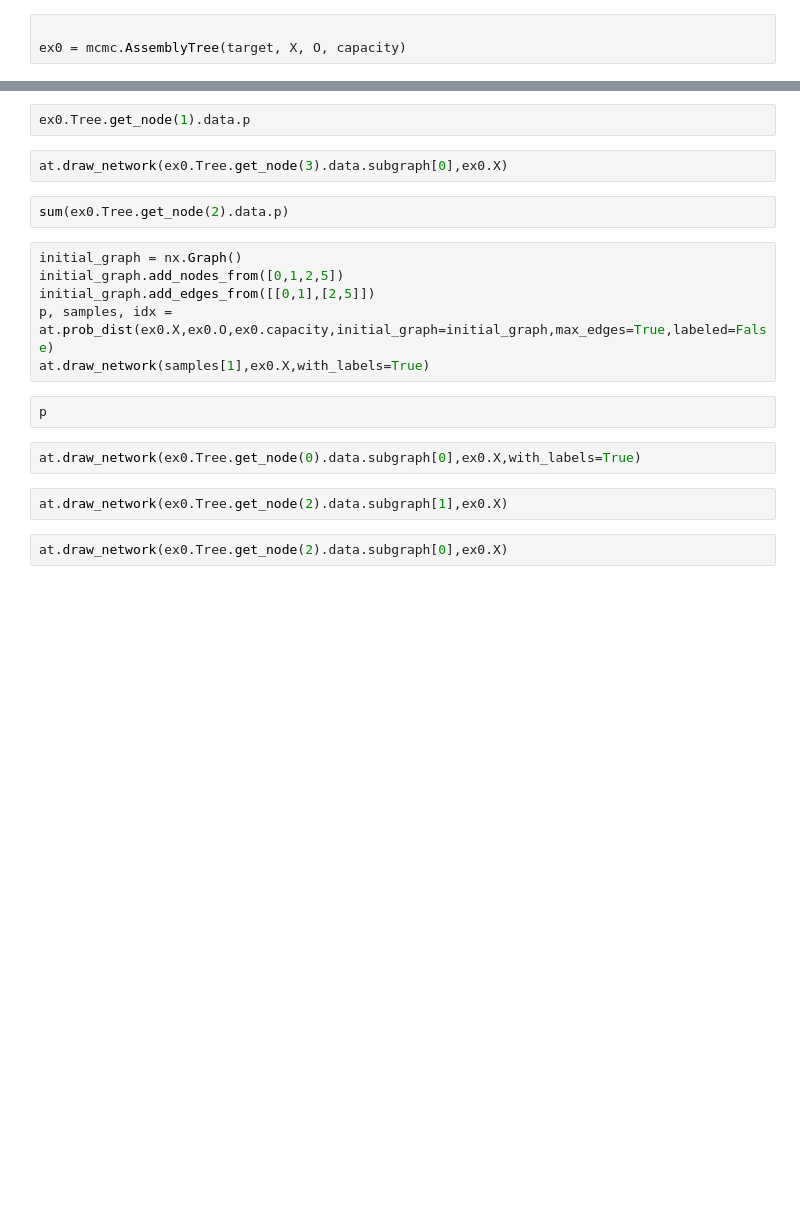
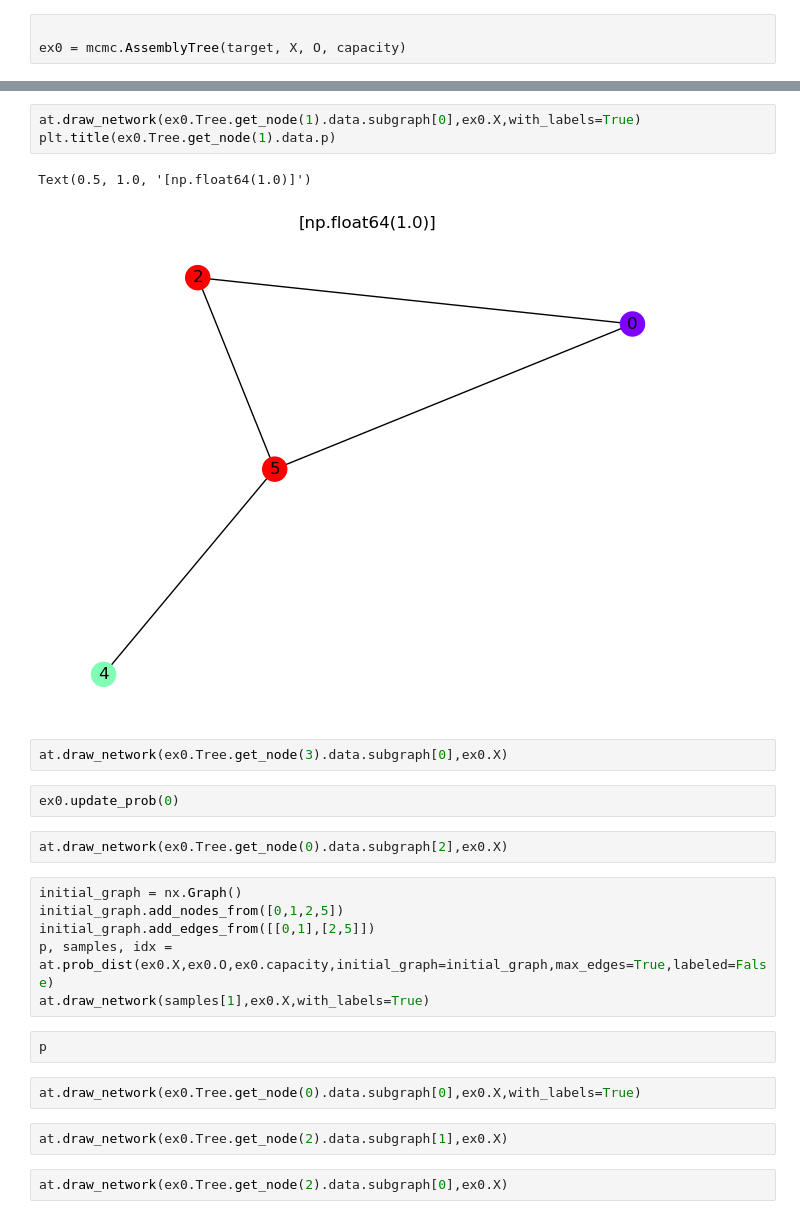
Before and after one commit to coryglover/NetDesign, a Jupyter notebook: notebooks/mcmc.ipynb, the cells around one changed output, grey strips where cells are left out. Drawn from its saved outputs; the diff is of its cells as text; blank space fills up the shorter version.

```diff
--- a/notebooks/mcmc.ipynb
+++ b/notebooks/mcmc.ipynb
@@ -31,9 +89,15 @@ ex0.Tree.show()
-# %%
-ex0.Tree.get_node(1).data.p
+# %%
+at.draw_network(ex0.Tree.get_node(1).data.subgraph[0],ex0.X,with_labels=True)
+plt.title(ex0.Tree.get_node(1).data.p)
+# %% [output]
+Text(0.5, 1.0, '[np.float64(1.0)]')
+[figure, added]
 # %%
 at.draw_network(ex0.Tree.get_node(3).data.subgraph[0],ex0.X)
-# %%
-sum(ex0.Tree.get_node(2).data.p)
+# %%
+ex0.update_prob(0)
+# %%
+at.draw_network(ex0.Tree.get_node(0).data.subgraph[2],ex0.X)
 # %%
 initial_graph = nx.Graph()
 initial_graph.add_nodes_from([0,1,2,5])
```
Also changed, not shown: parts of 16 cells of this notebook, 4 other files.
